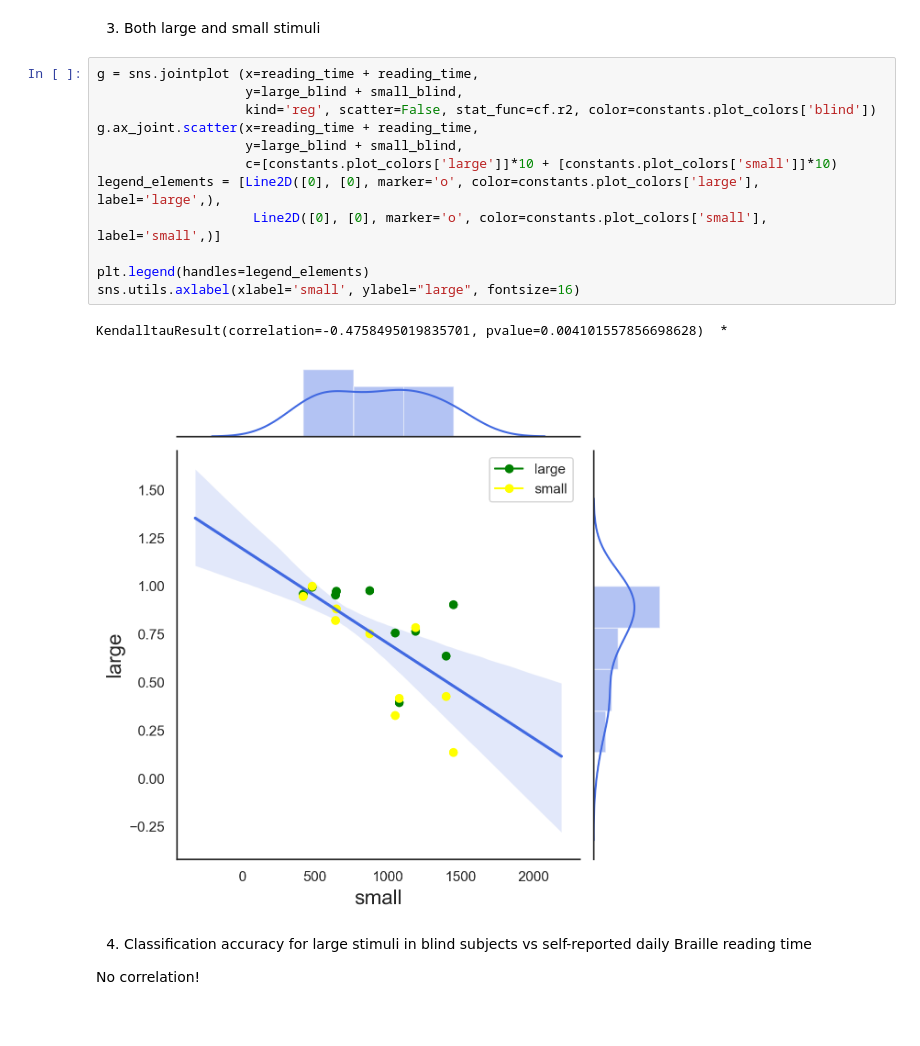
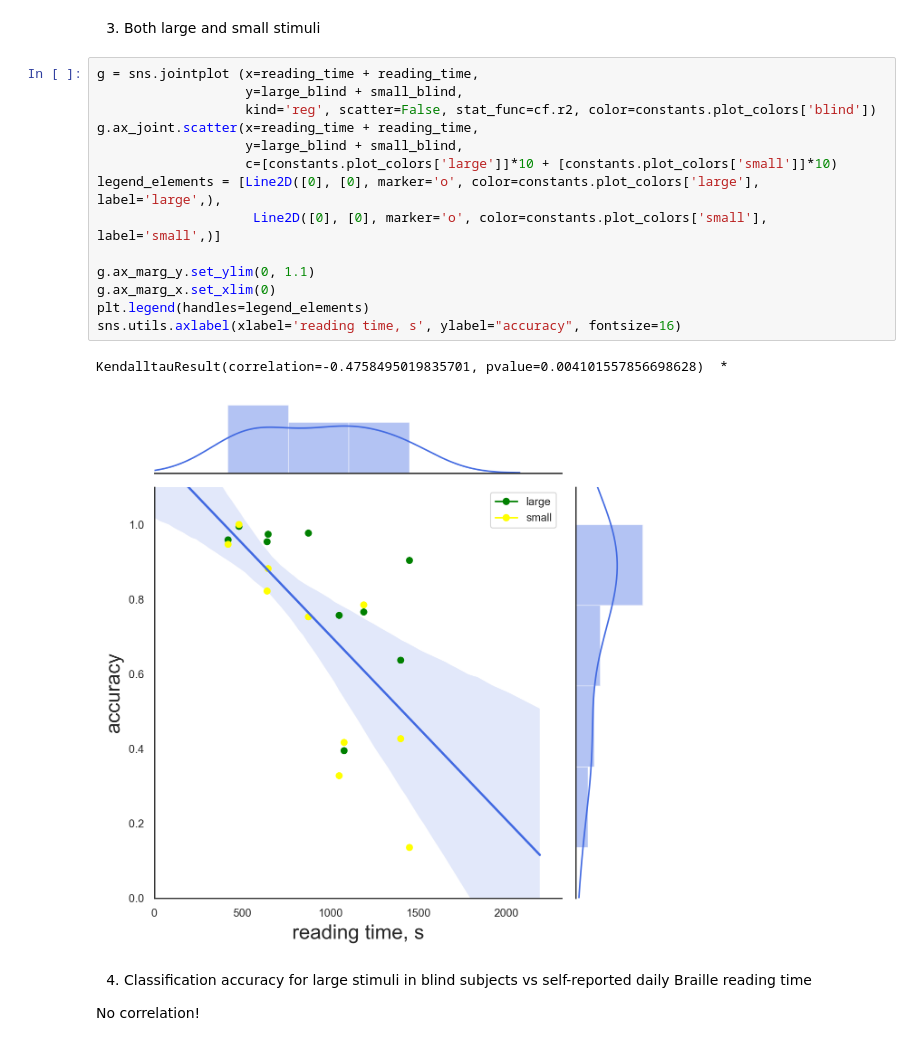
Before and after one commit to eegdude/erp_analysis, a Jupyter notebook: classification.ipynb, the cells around one changed output. Drawn from its saved outputs; the diff is of its cells as text.

Commit message:
updated classification
removed unnesessary output
fixed axes labes on correlation plot

```diff
--- a/classification.ipynb
+++ b/classification.ipynb
@@ -336,18 +295,20 @@ Text(0.5, 0.98, 'small stimuli')
 # %%
 g = sns.jointplot (x=reading_time + reading_time,
                    y=large_blind + small_blind,
                    kind='reg', scatter=False, stat_func=cf.r2, color=constants.plot_colors['blind'])
 g.ax_joint.scatter(x=reading_time + reading_time,
                    y=large_blind + small_blind,
                    c=[constants.plot_colors['large']]*10 + [constants.plot_colors['small']]*10)
 legend_elements = [Line2D([0], [0], marker='o', color=constants.plot_colors['large'], label='large',),
                     Line2D([0], [0], marker='o', color=constants.plot_colors['small'], label='small',)]
 
+g.ax_marg_y.set_ylim(0, 1.1)
+g.ax_marg_x.set_xlim(0)
 plt.legend(handles=legend_elements)
-sns.utils.axlabel(xlabel='small', ylabel="large", fontsize=16)
+sns.utils.axlabel(xlabel='reading time, s', ylabel="accuracy", fontsize=16)
 # %% [output]
 KendalltauResult(correlation=-0.4758495019835701, pvalue=0.004101557856698628)  *
-[figure, old version]
+[figure, new version]
 # %% [markdown]
 4. Classification accuracy for large stimuli in blind subjects vs self-reported daily Braille reading time
 
```
Also changed, not shown: parts of 1 cell of this notebook.
